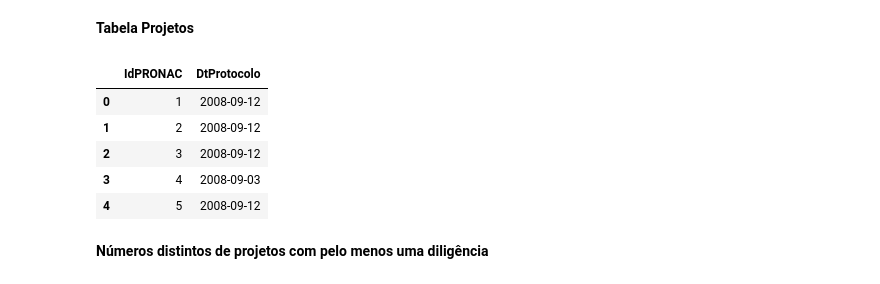
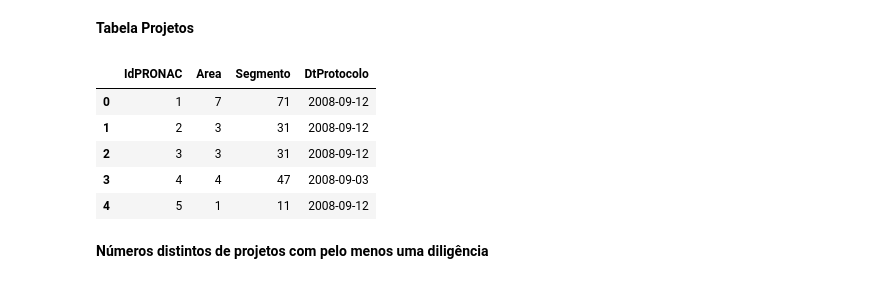
Before and after one commit to lappis-unb/salic-ml, a Jupyter notebook: notebooks/diligencies-metrics.ipynb, the cells around one changed output. Cells and saved outputs as stored; diff of their text form; code cells hidden in the pictures.

```diff
--- a/notebooks/diligencies-metrics.ipynb
+++ b/notebooks/diligencies-metrics.ipynb
@@ -35,17 +35,17 @@ dt_diligencias.head()
 # %%
 projetos_csv_name = 'projetos.csv'
 projetos_csv = os.path.join(data_folder, projetos_csv_name)
 date_column = 'DtProtocolo'
-dt_projetos = pd.read_csv(projetos_csv, usecols = ['IdPRONAC', date_column], low_memory=False)
+dt_projetos = pd.read_csv(projetos_csv, usecols = ['IdPRONAC', date_column, 'Area', 'Segmento'], low_memory=False)
 dt_projetos[date_column] = pd.to_datetime(dt_projetos[date_column], format = Dates.DATE_INPUT_FORMAT)
 dt_projetos.head()
 # %% [output]
-|  | IdPRONAC | DtProtocolo |
-| 0 | 1 | 2008-09-12 |
-| 1 | 2 | 2008-09-12 |
-| 2 | 3 | 2008-09-12 |
-| 3 | 4 | 2008-09-03 |
-| 4 | 5 | 2008-09-12 |
+|  | IdPRONAC | Area | Segmento | DtProtocolo |
+| 0 | 1 | 7 | 71 | 2008-09-12 |
+| 1 | 2 | 3 | 31 | 2008-09-12 |
+| 2 | 3 | 3 | 31 | 2008-09-12 |
+| 3 | 4 | 4 | 47 | 2008-09-03 |
+| 4 | 5 | 1 | 11 | 2008-09-12 |
 # %% [markdown]
 **Números distintos de projetos com pelo menos uma diligência**
 # %%
```
Also changed, not shown: parts of 9 cells of this notebook.
